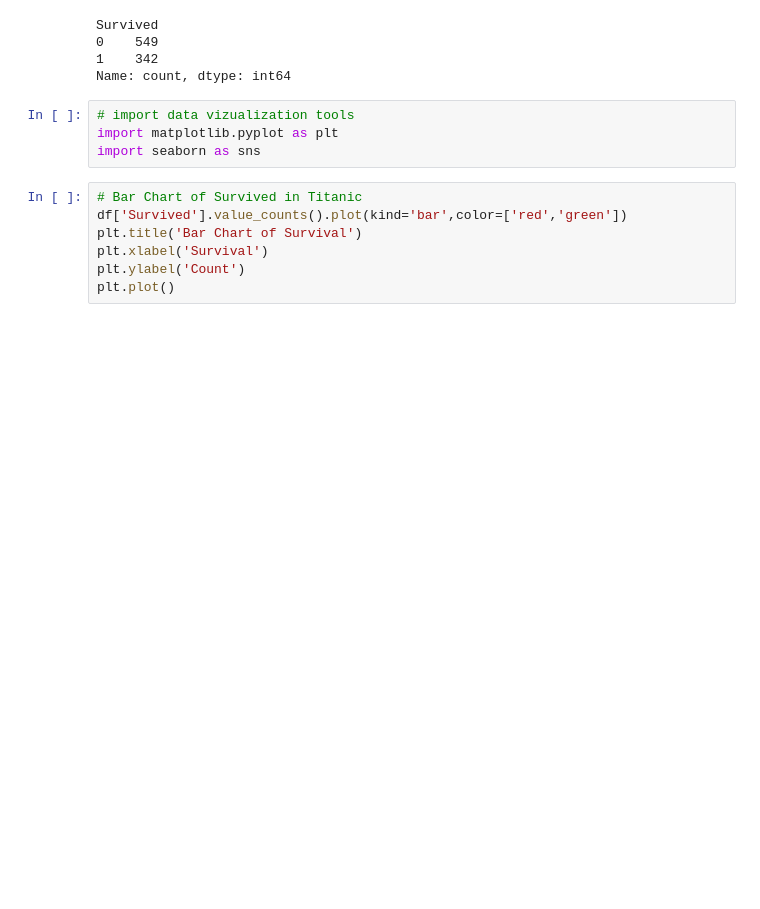
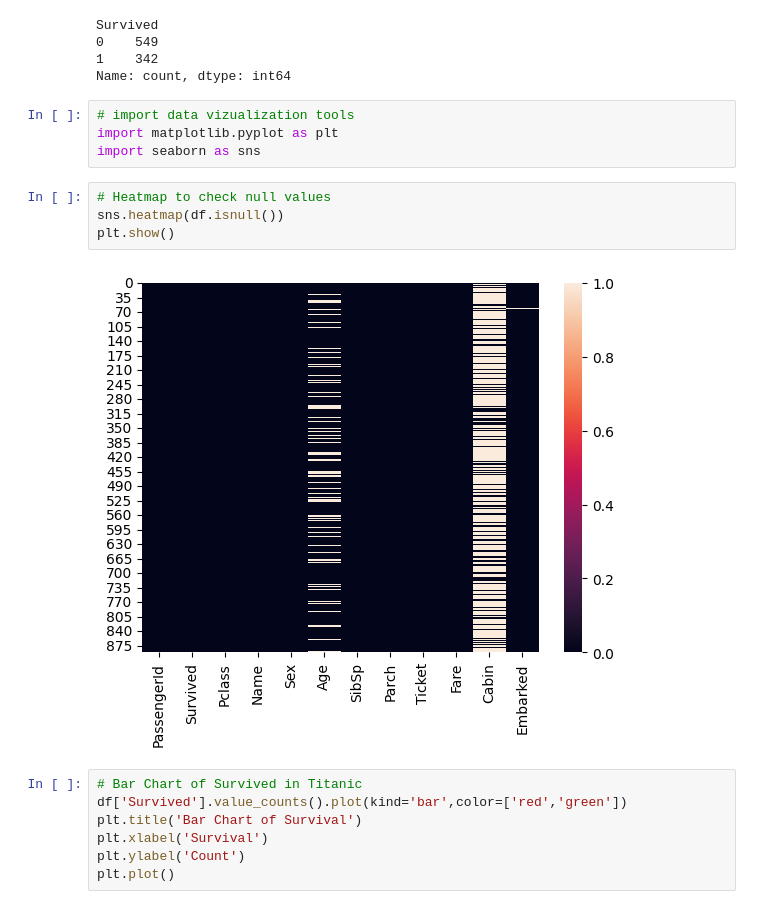
Before and after one commit to Dheeru42/AI-ML-Task2, a Jupyter notebook: notebook.ipynb, the cells around one changed output. Drawn from its saved outputs; the diff is of its cells as text; blank space fills up the shorter version.

```diff
--- a/notebook.ipynb
+++ b/notebook.ipynb
@@ -151,6 +125,12 @@ Name: count, dtype: int64
 # import data vizualization tools
 import matplotlib.pyplot as plt
 import seaborn as sns
+# %%
+# Heatmap to check null values
+sns.heatmap(df.isnull())
+plt.show()
+# %% [output]
+[figure, added]
 # %%
 # Bar Chart of Survived in Titanic
 df['Survived'].value_counts().plot(kind='bar',color=['red','green'])
```
Also changed, not shown: parts of 11 cells of this notebook, 1 other file.
